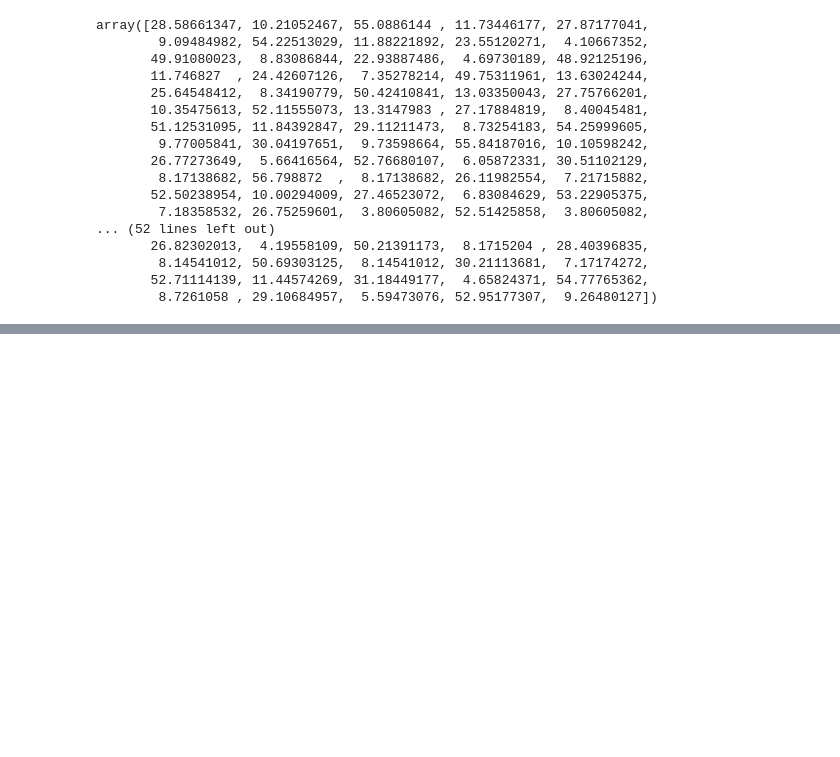
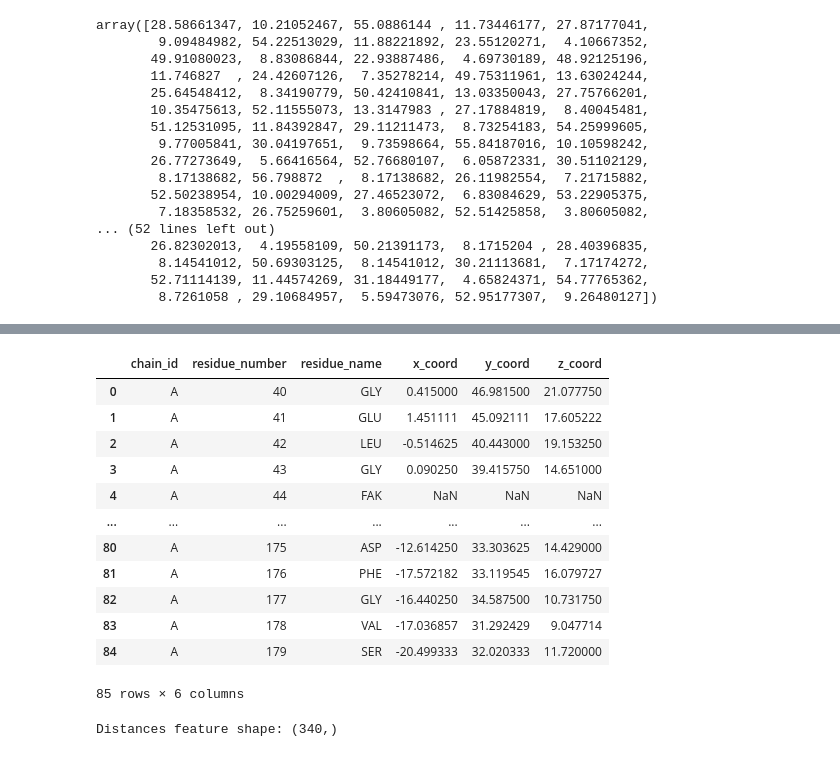
Before and after one commit to yanz-24/kissim-ligand-aware, a Jupyter notebook: docs/tutorials/ligand_aware.ipynb, the cells around one changed output, grey strips where cells are left out. Saved outputs shown, nothing was run; the diff lists cells and outputs as text; code cells hidden in the pictures; blank space fills up the shorter version.

```diff
--- a/docs/tutorials/ligand_aware.ipynb
+++ b/docs/tutorials/ligand_aware.ipynb
@@ -820,0 +886,28 @@ ValueError: invalid literal for int() with base 10: '_'
+# %%
+# Group pocket residues to get centroids
+grouped = df_pocket_residues.groupby(['chain_id', 'residue_number', 'residue_name'])
+df_residue_centroids = grouped[['x_coord', 'y_coord', 'z_coord']].mean().reset_index()
+df_residue_centroids
+# %% [output]
+|  | chain_id | residue_number | residue_name | x_coord | y_coord | z_coord |
+| 0 | A | 40 | GLY | 0.415000 | 46.981500 | 21.077750 |
+| 1 | A | 41 | GLU | 1.451111 | 45.092111 | 17.605222 |
+| 2 | A | 42 | LEU | -0.514625 | 40.443000 | 19.153250 |
+| 3 | A | 43 | GLY | 0.090250 | 39.415750 | 14.651000 |
+| 4 | A | 44 | FAK | NaN | NaN | NaN |
+| ... | ... | ... | ... | ... | ... | ... |
+| 80 | A | 175 | ASP | -12.614250 | 33.303625 | 14.429000 |
+| 81 | A | 176 | PHE | -17.572182 | 33.119545 | 16.079727 |
+| 82 | A | 177 | GLY | -16.440250 | 34.587500 | 10.731750 |
+| 83 | A | 178 | VAL | -17.036857 | 31.292429 | 9.047714 |
+| 84 | A | 179 | SER | -20.499333 | 32.020333 | 11.720000 |
+85 rows × 6 columns
+# %%
+# Compute distances
+distances = compute_distances(df_residue_centroids, df_ligand)
+
+# flatten the distances matrix into 1D
+distances_feature = distances.values.flatten()
+print(f"Distances feature shape: {distances_feature.shape}")
+# %% [output]
+Distances feature shape: (340,)
```
Also changed, not shown: parts of 27 cells of this notebook.
